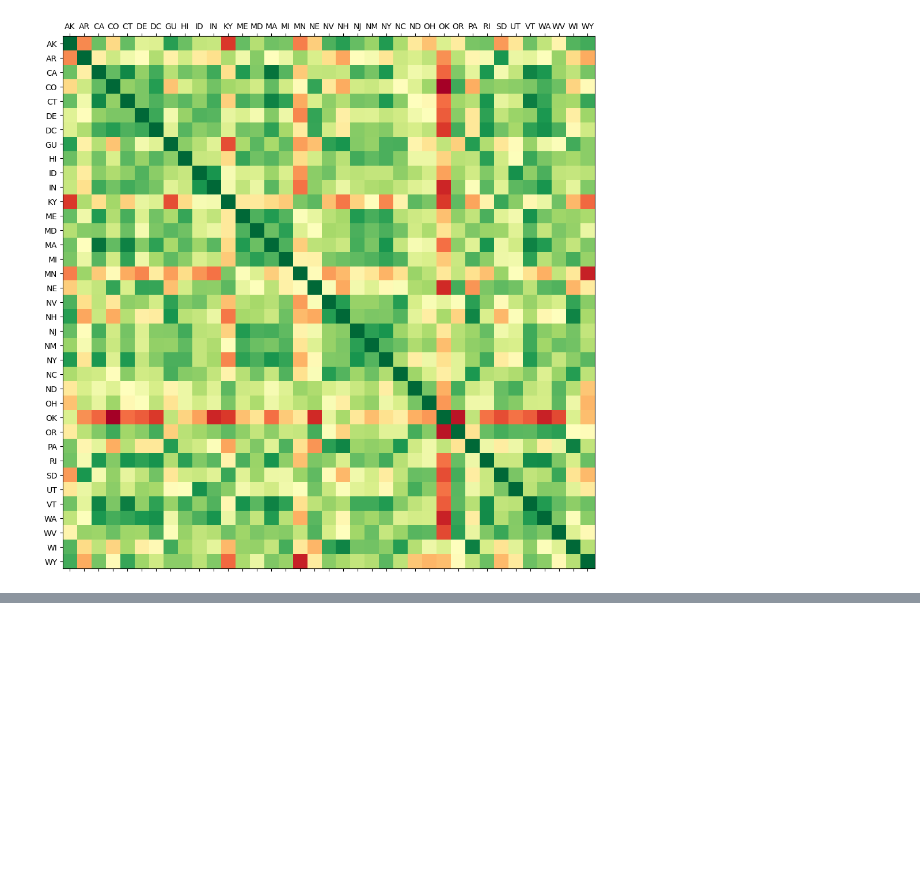
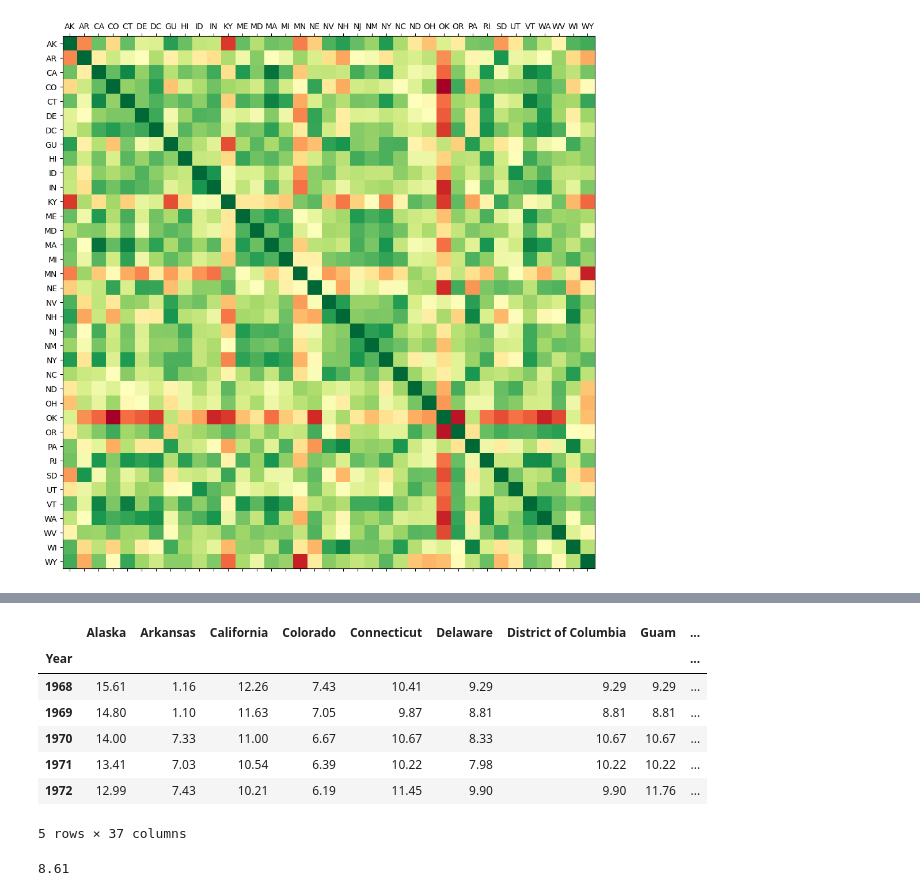
Before and after one commit to SiddheshDaphane/US-Minimum-Wage-by-State-Data-Analysis, a Jupyter notebook: min_wage.ipynb, the cells around one changed output, grey strips where cells are left out. Saved outputs shown, nothing was run; the diff lists cells and outputs as text; code cells hidden in the pictures; blank space fills up the shorter version.

Commit message:
US min wage analysis

```diff
--- a/min_wage.ipynb
+++ b/min_wage.ipynb
@@ -518,0 +542,22 @@ plt.show()
+# %%
+act_min_wage = act_min_wage.replace(0,np.NaN).dropna(axis=1)
+act_min_wage.head()
+# %% [output]
+|  | Alaska | Arkansas | California | Colorado | Connecticut | Delaware | District of Columbia | Guam | ... |
+| Year |  |  |  |  |  |  |  |  | ... |
+| 1968 | 15.61 | 1.16 | 12.26 | 7.43 | 10.41 | 9.29 | 9.29 | 9.29 | ... |
+| 1969 | 14.80 | 1.10 | 11.63 | 7.05 | 9.87 | 8.81 | 8.81 | 8.81 | ... |
+| 1970 | 14.00 | 7.33 | 11.00 | 6.67 | 10.67 | 8.33 | 10.67 | 10.67 | ... |
+| 1971 | 13.41 | 7.03 | 10.54 | 6.39 | 10.22 | 7.98 | 10.22 | 10.22 | ... |
+| 1972 | 12.99 | 7.43 | 10.21 | 6.19 | 11.45 | 9.90 | 9.90 | 11.76 | ... |
+5 rows × 37 columns
+# %%
+def get_min_wage(year, state):
+    try:
+        return act_min_wage.loc[year][state]
+    except:
+        return np.NaN
+
+get_min_wage(2012, "Colorado")
+# %% [output]
+8.61
```
Also changed, not shown: parts of 3 cells of this notebook, 7 other files.
